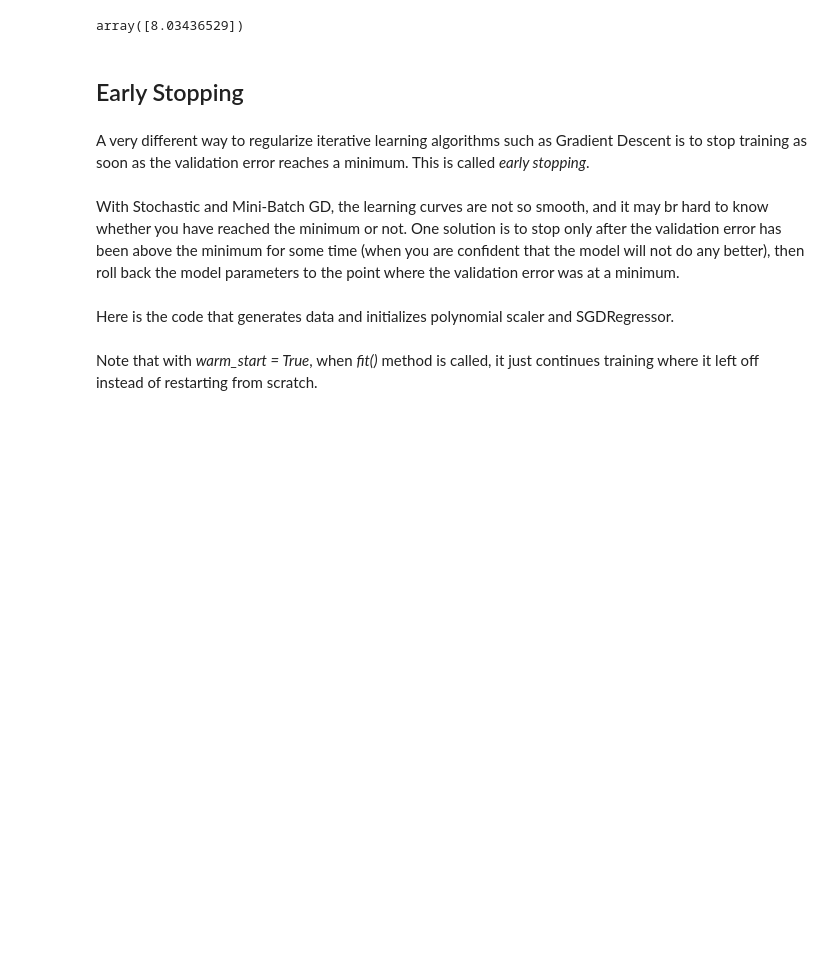
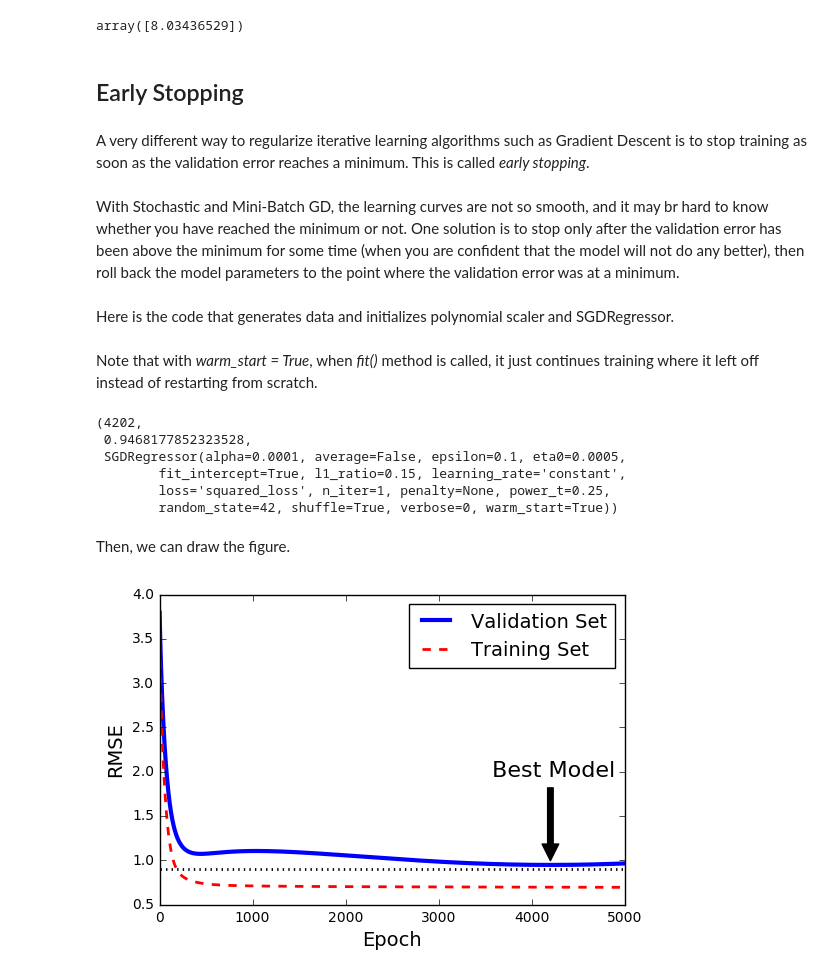
Before and after one commit to zhichenxi/Hands-Ons-of-ML, a Jupyter notebook: 04_training_models.ipynb, the cells around one changed output. Drawn from its saved outputs; the diff is of its cells as text; code cells hidden in the pictures; blank space fills up the shorter version.

```diff
--- a/04_training_models.ipynb
+++ b/04_training_models.ipynb
@@ -439,2 +439,55 @@ sgd_reg = SGDRegressor(n_iter=1, warm_start=True, penalty=None, learning_rate="c
 # %% [markdown]
 Note that with *warm_start = True*, when *fit()* method is called, it just continues training where it left off instead of restarting from scratch.
+# %%
+from sklearn.base import clone
+
+X_train_poly_scaled = poly_scaler.fit_transform(X_train)
+X_val_poly_scaled = poly_scaler.fit_transform(X_val)
+
+n_epochs = 5000
+train_errors, val_errors = [], []  # used only for graph
+best_epoch = None
+best_model = None
+best_val_rmse = float("inf")
+
+for epoch in range(n_epochs):
+    sgd_reg.fit(X_train_poly_scaled, y_train.ravel())
+    y_train_predict = sgd_reg.predict(X_train_poly_scaled)
+    y_val_predict = sgd_reg.predict(X_val_poly_scaled)
+    train_error = mean_squared_error(y_train, y_train_predict)
+    val_error = mean_squared_error(y_val, y_val_predict)
+    train_errors.append(train_error)
+    val_errors.append(val_error)
+    if (val_error < best_val_rmse):
+        best_epoch = epoch
+        best_model = clone(sgd_reg)
+        best_val_rmse = val_error
+# %%
+best_epoch, np.sqrt(best_val_rmse), best_model
+# %% [output]
+(4202,
+ 0.9468177852323528,
+ SGDRegressor(alpha=0.0001, average=False, epsilon=0.1, eta0=0.0005,
+        fit_intercept=True, l1_ratio=0.15, learning_rate='constant',
+        loss='squared_loss', n_iter=1, penalty=None, power_t=0.25,
+        random_state=42, shuffle=True, verbose=0, warm_start=True))
+# %% [markdown]
+Then, we can draw the figure.
+# %%
+plt.annotate(" Best Model",
+            xy=(best_epoch, np.sqrt(best_val_rmse)),
+            xytext=(best_epoch, np.sqrt(best_val_rmse)+1),
+            ha="center",
+            arrowprops=dict(facecolor="black", shrink=0.05),
+            fontsize=16
+            )
+#best_val_rmse -=0.03  # just to make the graph look better
+plt.plot([0, n_epochs], [best_val_rmse, best_val_rmse], "k:", linewidth=2)
+plt.plot(np.sqrt(val_errors), "b-", linewidth=3, label="Validation Set")
+plt.plot(np.sqrt(train_errors), "r--", linewidth=2, label="Training Set")
+plt.legend(loc="upper right", fontsize=14)
+plt.xlabel("Epoch", fontsize=14)
+plt.ylabel("RMSE", fontsize=14)
+plt.show()
+# %% [output]
+[figure, added]
```
Also changed, not shown: parts of 38 cells of this notebook.
